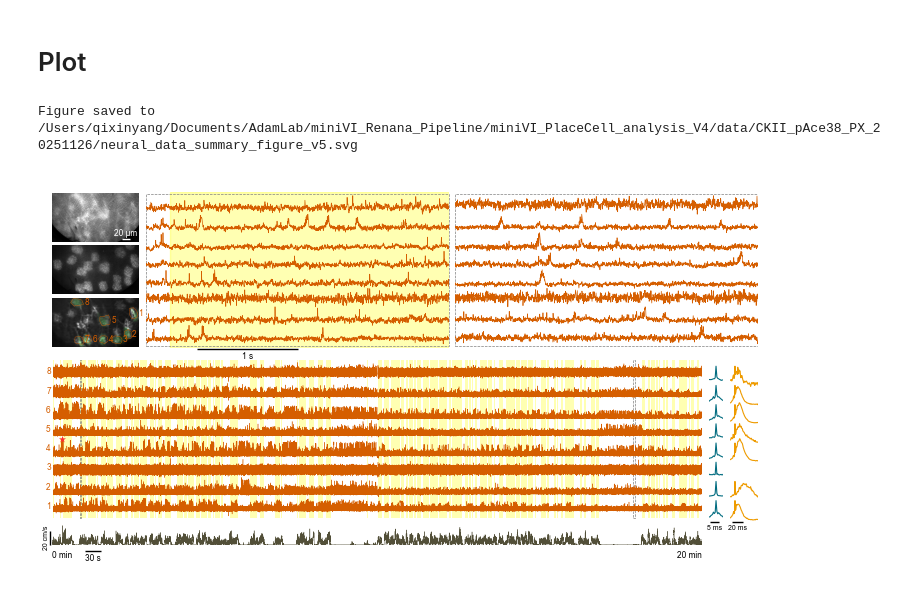
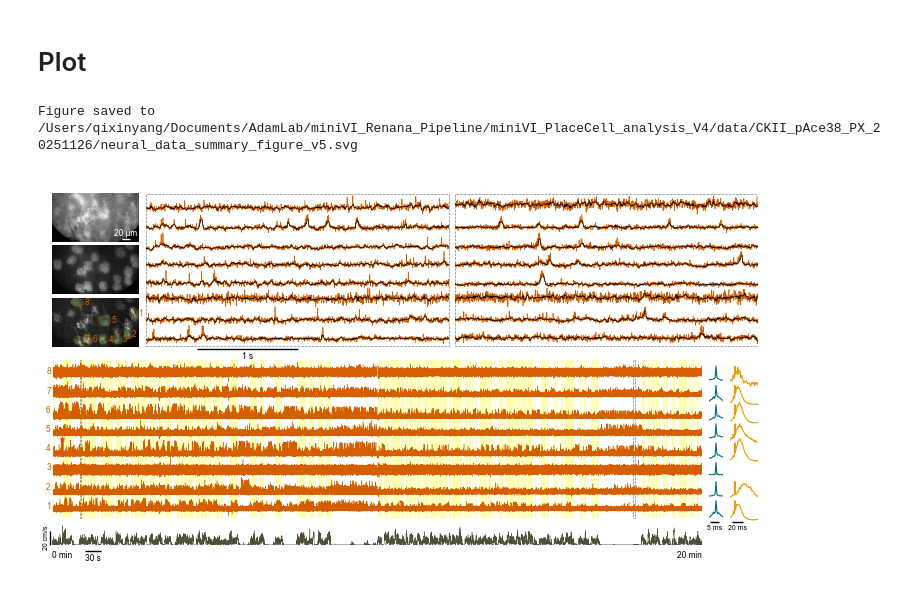
Before and after one commit to QixinYang77/miniVI_Renana_Pipeline, a Jupyter notebook: miniVI_PlaceCell_analysis_V4/Figure2_code/Figure2_pAce38.ipynb, the cells around one changed output. Saved outputs shown, nothing was run; the diff lists cells and outputs as text; code cells hidden in the pictures.

```diff
--- a/miniVI_PlaceCell_analysis_V4/Figure2_code/Figure2_pAce38.ipynb
+++ b/miniVI_PlaceCell_analysis_V4/Figure2_code/Figure2_pAce38.ipynb
@@ -304,6 +325,11 @@ speed_threshold = 3  # cm/s
 min_duration_s = 0.25
 merge_gap_s = 1
 kernel_size = 51
+
+# Zoom trace display options
+show_subthreshold_zoom = True
+subthreshold_color = 'black'
+subthreshold_linewidth = 0.5
 
 import matplotlib.pyplot as plt
 import matplotlib.gridspec as gridspec
@@ -548,15 +574,31 @@ def _plot_plateau_stars(ax, display_idx, cell_idx):
     ax.scatter(plateau_times, plateau_y, marker='*', s=plateau_marker_size,
                color=plateau_color, linewidths=0, zorder=5, clip_on=False)
 
+def _get_subthreshold_trace(cell_idx):
+    if not show_subthreshold_zoom:
+        return None
+    subthreshold_source = None
+    if 'Vms' in globals() and Vms is not None:
+        subthreshold_source = Vms
+    elif 'Vm_SNR_interpolated' in globals() and Vm_SNR_interpolated is not None:
+        subthreshold_source = Vm_SNR_interpolated
+    if subthreshold_source is None or cell_idx >= len(subthreshold_source):
+        return None
+    subthreshold_trace = np.asarray(subthreshold_source[cell_idx]).squeeze().astype(float).copy()
+    if subthreshold_trace.ndim != 1 or subthreshold_trace.size != len(time_axis):
+        return None
+    subthreshold_trace[:1000] = np.nan
+    return subthreshold_trace
+
+def _normalize_subthreshold_for_zoom(cell_idx, seg_min, seg_max):
+    if np.isnan(seg_min) or np.isnan(seg_max) or (seg_max == seg_min):
+        return None
+    subthreshold_trace = _get_subthreshold_trace(cell_idx)
+    if subthreshold_trace is None:
+        return None
+    return (subthreshold_trace - seg_min) / (seg_max - seg_min)
+
 zoom1_end = zoom1_start + zoom_window
-
-# Add movement epoch patches to zoomed subplot 4
-for start, end in moving_epochs:
-    t_start = start / frame_rate
-    t_end = end / frame_rate
-    if t_end >= zoom1_start and t_start <= zoom1_end:
-        ax4.axvspan(max(t_start, zoom1_start), min(t_end, zoom1_end),
-                    color='yellow', alpha=0.3, zorder=0)
 
 # Plot zoomed traces in subplot 4 (single color)
 zoom1_idx_start = int(zoom1_start * sampling_rate)
@@ -572,6 +614,10 @@ for display_idx, cell_idx in enumerate(display_cell_indices):
     else:
         trace_norm = (trace - seg_min) / (seg_max - seg_min)
     ax4.plot(time_axis, trace_norm + display_idx, linewidth=0.5, color=trace_color, rasterized=True, zorder=2)
+    subthreshold_norm = _normalize_subthreshold_for_zoom(cell_idx, seg_min, seg_max)
+    if subthreshold_norm is not None:
+        ax4.plot(time_axis, subthreshold_norm + display_idx, linewidth=subthreshold_linewidth,
+                 color=subthreshold_color, rasterized=True, zorder=3)
     _shade_bad_mask_segments(ax4, display_idx, cell_idx, zoom1_start, zoom1_end)
     _shade_plateau_segments(ax4, display_idx, cell_idx, zoom1_start, zoom1_end)
 ax4.set_xlim(zoom1_start, zoom1_end)
@@ -587,15 +633,7 @@ ax4.plot([scale_x_start_4, scale_x_start_4 + scale_bar_1s], [scale_y_4, scale_y_
 ax4.text(scale_x_start_4 + scale_bar_1s / 2, scale_y_4 - 0.15, '1 s',
          fontsize=6, ha='center', va='top')
 
-# Add movement epoch patches to zoomed subplot 5
 zoom2_end = zoom2_start + zoom_window
-for start, end in moving_epochs:
-    t_start = start / frame_rate
-    t_end = end / frame_rate
-    if t_end >= zoom2_start and t_start <= zoom2_end:
-        ax5.axvspan(max(t_start, zoom2_start), min(t_end, zoom2_end),
-                    color='yellow', alpha=0.3, zorder=0)
-
 # Plot zoomed traces in subplot 5 (single color)
 zoom2_idx_start = int(zoom2_start * sampling_rate)
 zoom2_idx_end = int(zoom2_end * sampling_rate)
@@ -610,6 +648,10 @@ for display_idx, cell_idx in enumerate(display_cell_indices):
     else:
         trace_norm = (trace - seg_min) / (seg_max - seg_min)
     ax5.plot(time_axis, trace_norm + display_idx, linewidth=0.5, color=trace_color, rasterized=True, zorder=2)
+    subthreshold_norm = _normalize_subthreshold_for_zoom(cell_idx, seg_min, seg_max)
+    if subthreshold_norm is not None:
+        ax5.plot(time_axis, subthreshold_norm + display_idx, linewidth=subthreshold_linewidth,
+                 color=subthreshold_color, rasterized=True, zorder=3)
     _shade_bad_mask_segments(ax5, display_idx, cell_idx, zoom2_start, zoom2_end)
     _shade_plateau_segments(ax5, display_idx, cell_idx, zoom2_start, zoom2_end)
 ax5.set_xlim(zoom2_start, zoom2_end)
@@ -823,31 +865,31 @@ ax7_ss.plot([ss_bar_x_start, ss_bar_x_end], [bar_y, bar_y], color='black', linew
 ax7_ss.text((ss_bar_x_start + ss_bar_x_end) / 2, bar_y - 0.15, '5 ms', fontsize=5, ha='center', va='top')
 
 # Scale bar for complex bursts (20 ms)
 cb_scale_bar_ms = 50
 cb_bar_x_start = -cb_pre_ms + 5
 cb_bar_x_end = cb_bar_x_start + cb_scale_bar_ms
 ax7_cb.plot([cb_bar_x_start, cb_bar_x_end], [bar_y, bar_y], color='black', linewidth=1, solid_capstyle='butt', clip_on=False)
 ax7_cb.text((cb_bar_x_start + cb_bar_x_end) / 2, bar_y - 0.15, '20 ms', fontsize=5, ha='center', va='top')
 
 # Box for zoom region 1
 rect1 = Rectangle((zoom1_start, box_y_min), zoom_window, box_height,
                    linewidth=0.5, edgecolor='gray', facecolor='none',
                    linestyle='--', clip_on=False)
 ax6.add_patch(rect1)
 
 # Box for zoom region 2
 rect2 = Rectangle((zoom2_start, box_y_min), zoom_window, box_height,
                    linewidth=0.5, edgecolor='gray', facecolor='none',
                    linestyle='--', clip_on=False)
 ax6.add_patch(rect2)
 
 output_figure_path = os.path.join(main_data_folder, 'neural_data_summary_figure_v5.svg')
 
 plt.subplots_adjust(left=0.02, right=1.0, top=0.95, bottom=0.02)
 
 fig.savefig(output_figure_path, dpi=300)
 
 print(f"Figure saved to {os.path.abspath(output_figure_path)}")
 # %% [output]
 Figure saved to /Users/qixinyang/Documents/AdamLab/miniVI_Renana_Pipeline/miniVI_PlaceCell_analysis_V4/data/CKII_pAce38_PX_20251126/neural_data_summary_figure_v5.svg
-[figure, old version]
+[figure, new version]
```
Also changed, not shown: parts of 6 cells of this notebook, 56 other files.
